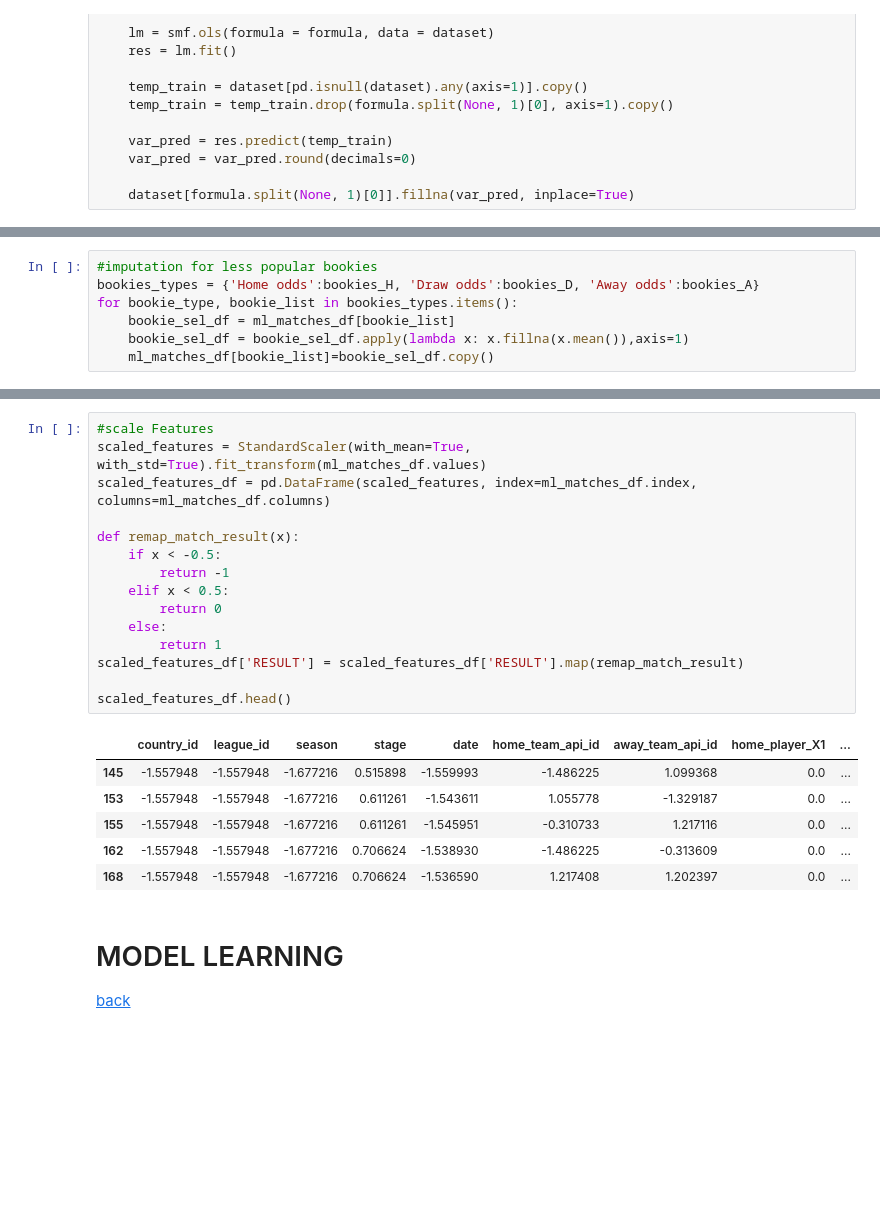
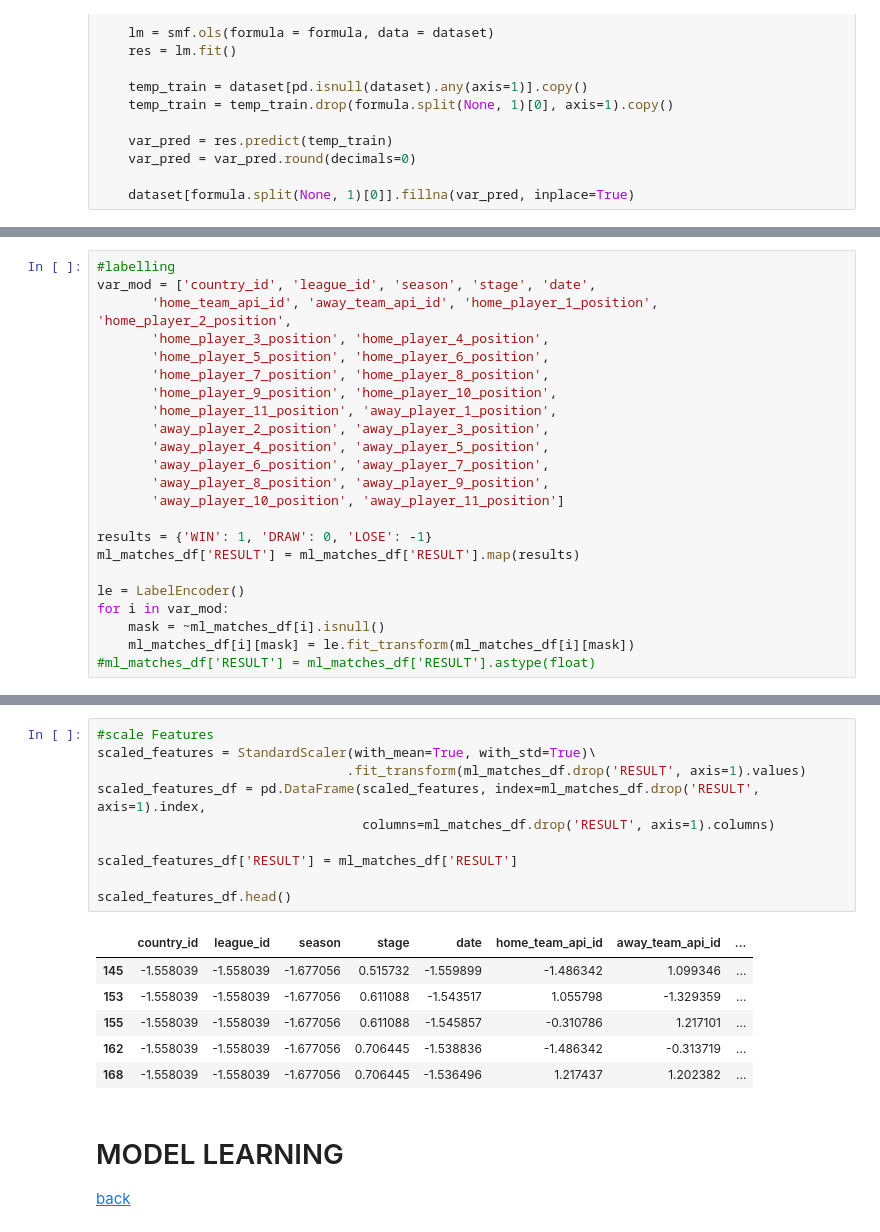
Before and after one commit to jo9k/SoccerAnalysis, a Jupyter notebook: SoccerAnalysis.ipynb, the cells around one changed output, grey strips where cells are left out. Cells and saved outputs as stored; diff of their text form; blank space fills up the shorter version.

```diff
--- a/SoccerAnalysis.ipynb
+++ b/SoccerAnalysis.ipynb
@@ -353 +441,24 @@ ml_matches_df.dropna(subset = ['B365H', 'BWH', 'IWH', 'WHH', 'VCH', 'LBH', 'home
+# %%
+#labelling
+var_mod = ['country_id', 'league_id', 'season', 'stage', 'date',
+       'home_team_api_id', 'away_team_api_id', 'home_player_1_position', 'home_player_2_position',
+       'home_player_3_position', 'home_player_4_position',
+       'home_player_5_position', 'home_player_6_position',
+       'home_player_7_position', 'home_player_8_position',
+       'home_player_9_position', 'home_player_10_position',
+       'home_player_11_position', 'away_player_1_position',
+       'away_player_2_position', 'away_player_3_position',
+       'away_player_4_position', 'away_player_5_position',
+       'away_player_6_position', 'away_player_7_position',
+       'away_player_8_position', 'away_player_9_position',
+       'away_player_10_position', 'away_player_11_position']
+
+results = {'WIN': 1, 'DRAW': 0, 'LOSE': -1}
+ml_matches_df['RESULT'] = ml_matches_df['RESULT'].map(results)
+
+le = LabelEncoder()
+for i in var_mod:
+    mask = ~ml_matches_df[i].isnull()
+    ml_matches_df[i][mask] = le.fit_transform(ml_matches_df[i][mask])
+#ml_matches_df['RESULT'] = ml_matches_df['RESULT'].astype(float)
 # %%
@@ -361,7 +472,0 @@ memory usage: 15.7+ MB
-# %%
-#imputation for less popular bookies
-bookies_types = {'Home odds':bookies_H, 'Draw odds':bookies_D, 'Away odds':bookies_A}
-for bookie_type, bookie_list in bookies_types.items():
-    bookie_sel_df = ml_matches_df[bookie_list]
-    bookie_sel_df = bookie_sel_df.apply(lambda x: x.fillna(x.mean()),axis=1)
-    ml_matches_df[bookie_list]=bookie_sel_df.copy()
@@ -405,25 +473,20 @@ ml_matches_df['RESULT'] = ml_matches_df['RESULT'].astype(float)
 # %%
 #scale Features
-scaled_features = StandardScaler(with_mean=True, with_std=True).fit_transform(ml_matches_df.values)
-scaled_features_df = pd.DataFrame(scaled_features, index=ml_matches_df.index, columns=ml_matches_df.columns)
+scaled_features = StandardScaler(with_mean=True, with_std=True)\
+                                .fit_transform(ml_matches_df.drop('RESULT', axis=1).values)
+scaled_features_df = pd.DataFrame(scaled_features, index=ml_matches_df.drop('RESULT', axis=1).index,
+                                  columns=ml_matches_df.drop('RESULT', axis=1).columns)
 
-def remap_match_result(x):
-    if x < -0.5:
-        return -1
-    elif x < 0.5:
-        return 0
-    else:
-        return 1
-scaled_features_df['RESULT'] = scaled_features_df['RESULT'].map(remap_match_result)
+scaled_features_df['RESULT'] = ml_matches_df['RESULT']
 
 scaled_features_df.head()
 # %% [output]
-|  | country_id | league_id | season | stage | date | home_team_api_id | away_team_api_id | home_player_X1 | ... |
-| 145 | -1.557948 | -1.557948 | -1.677216 | 0.515898 | -1.559993 | -1.486225 | 1.099368 | 0.0 | ... |
-| 153 | -1.557948 | -1.557948 | -1.677216 | 0.611261 | -1.543611 | 1.055778 | -1.329187 | 0.0 | ... |
-| 155 | -1.557948 | -1.557948 | -1.677216 | 0.611261 | -1.545951 | -0.310733 | 1.217116 | 0.0 | ... |
-| 162 | -1.557948 | -1.557948 | -1.677216 | 0.706624 | -1.538930 | -1.486225 | -0.313609 | 0.0 | ... |
-| 168 | -1.557948 | -1.557948 | -1.677216 | 0.706624 | -1.536590 | 1.217408 | 1.202397 | 0.0 | ... |
+|  | country_id | league_id | season | stage | date | home_team_api_id | away_team_api_id | ... |
+| 145 | -1.558039 | -1.558039 | -1.677056 | 0.515732 | -1.559899 | -1.486342 | 1.099346 | ... |
+| 153 | -1.558039 | -1.558039 | -1.677056 | 0.611088 | -1.543517 | 1.055798 | -1.329359 | ... |
+| 155 | -1.558039 | -1.558039 | -1.677056 | 0.611088 | -1.545857 | -0.310786 | 1.217101 | ... |
+| 162 | -1.558039 | -1.558039 | -1.677056 | 0.706445 | -1.538836 | -1.486342 | -0.313719 | ... |
+| 168 | -1.558039 | -1.558039 | -1.677056 | 0.706445 | -1.536496 | 1.217437 | 1.202382 | ... |
 # %% [markdown]
 # MODEL LEARNING<a class="anchor" id="model-learning"></a>
 [back](#start)
```
Also changed, not shown: parts of 30 cells of this notebook, 1 other file.
